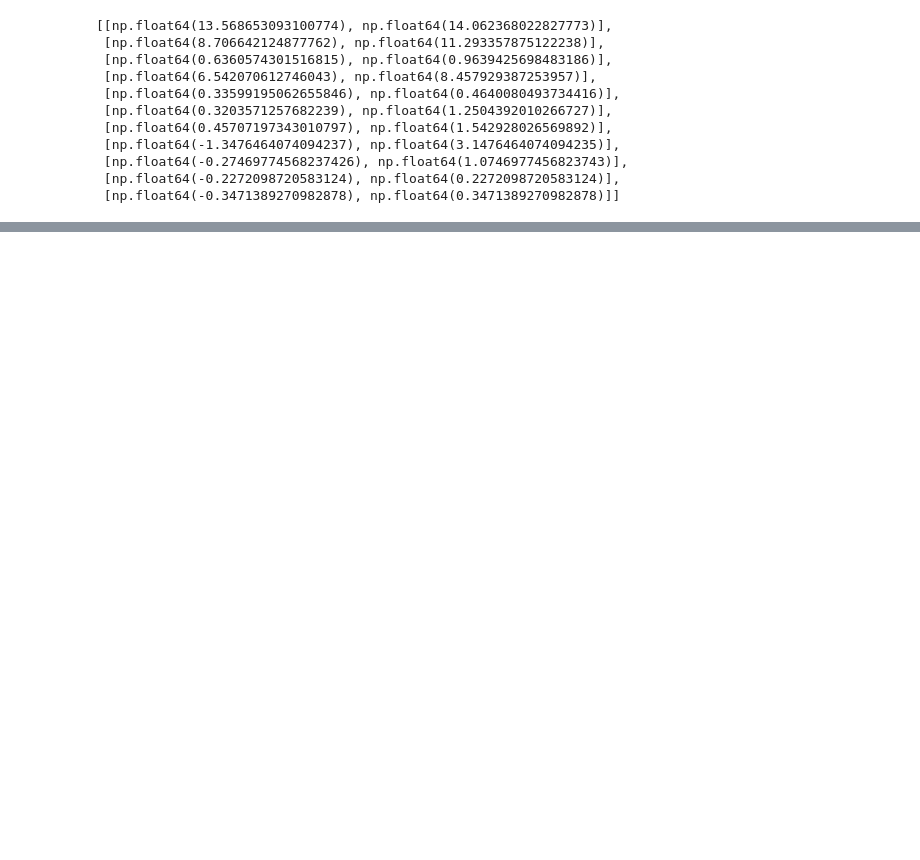
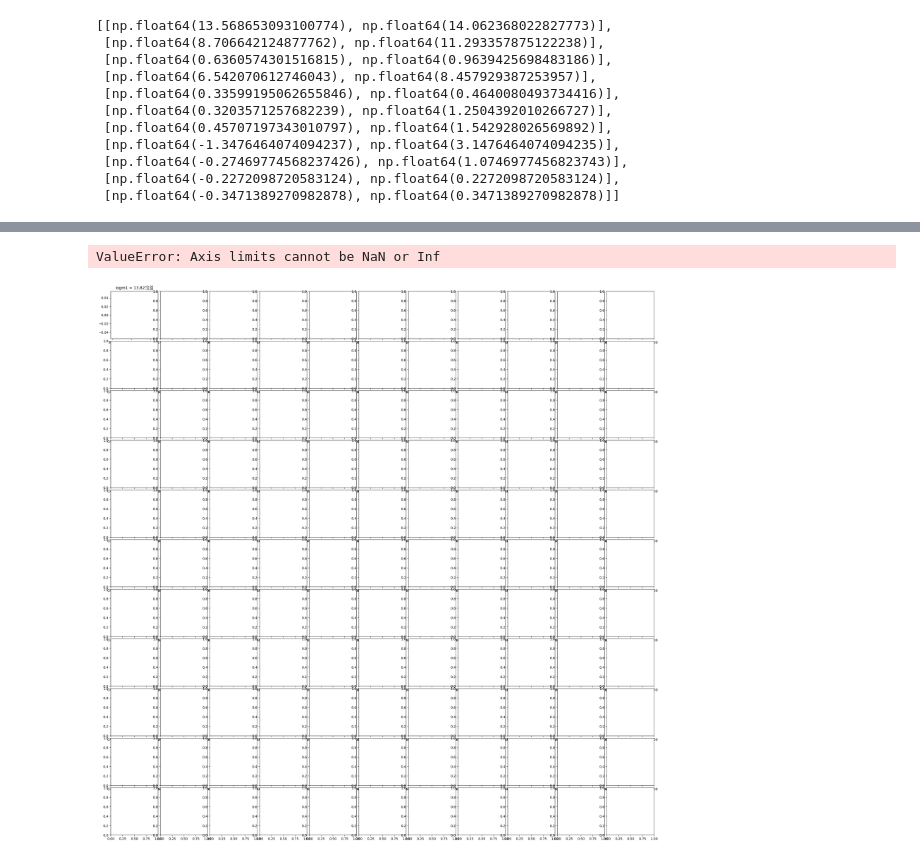
Before and after one commit to rishavrste/SuperKludge_r, a Jupyter notebook: PARIS_SAMPLING/paris_opt.ipynb, the cells around one changed output, grey strips where cells are left out. Saved outputs shown, nothing was run; the diff lists cells and outputs as text; code cells hidden in the pictures; blank space fills up the shorter version.

```diff
--- a/PARIS_SAMPLING/paris_opt.ipynb
+++ b/PARIS_SAMPLING/paris_opt.ipynb
@@ -465,8 +468,8 @@ sampler = Sampler(
 print("Preparing LHS samples...")
 # sampler.prepare_lhs_samples(lhs_num=int(5e4), batch_size=50)
 external_lhs_points = np.array([params_truth_in])
-external_lhs_points = prior_transform(external_lhs_points)
-external_lhs_log_densities = log_density(inverse_prior_transform(external_lhs_points))
+external_lhs_points = inverse_prior_transform(external_lhs_points)
+external_lhs_log_densities = log_density(prior_transform(external_lhs_points))
 print("true points in corrrect space",params_truth_in)
 print("external lhs_points: ", external_lhs_points)
 print("external_lhs_log_densities", external_lhs_log_densities)
@@ -526,41 +574,47 @@ LinAlgError: Singular matrix
 # %%
 import corner
-param_ranges= [logm1lim,m2lim,alim,p0lim,e0lim,qSlim,phiSlim,Phi_phi0lim,Phi_r0lim,dev0plim,dev0elim]
+param_ranges= list(np.array([logm1lim,m2lim,alim,p0lim,e0lim,qSlim,phiSlim,Phi_phi0lim,Phi_r0lim,dev0plim,dev0elim])*0.5)
+limits = np.array([logm1lim, m2lim, alim, p0lim, e0lim,
+                   qSlim, phiSlim, Phi_phi0lim, Phi_r0lim,
+                   dev0plim, dev0elim])
+
+n_scaling = 0.5  # ✅ apply scaling here
+
+# scale ranges → must become list of (min, max) tuples
+param_ranges = [(l[0] * n_scaling, l[1] * n_scaling) for l in limits]
+
 samples, weights = sampler.get_samples_with_weights(flatten=True)
 
 labels = [
-    "logm1",
-    "m2",
-    "a",
-    "p0",
-    "e0",
-    "qS",
-    "phiS",
-    "Phi_phi0",
-    "Phi_r0",
-    "dev0p",
-    "dev0e"
+    "logm1", "m2", "a", "p0", "e0",
+    "qS", "phiS", "Phi_phi0", "Phi_r0",
+    "dev0p", "dev0e"
 ]
 
 fig = corner.corner(
     samples,
     weights=weights,
     labels=labels,
     truths=params_truth_in,
-    truth_color='red',
-    color='green',
+    truth_color="red",
+    color="green",
     show_titles=True,
     label_kwargs={"fontsize": 10},
     title_kwargs={"fontsize": 12},
     quantiles=[0.16, 0.5, 0.84],
     smooth=True,
     bins=50,
     plot_datapoints=False,
-    hist_kwargs={"density": True, 'linewidth': 2.5},
-    linewidth=2.5,
+    hist_kwargs={"density": True, "linewidth": 2.5},
+    linewidths=2.5,
     fill_contours=True,
-    range = param_ranges
+    range=param_ranges  # ✅ scaled parameter ranges applied here
 )
+
+fig.show()
+# %% [output]
+ValueError: Axis limits cannot be NaN or Inf
+[figure, added]
 # %%
 
 # # print("Preparing external LHS samples...")
```
Also changed, not shown: parts of 3 cells of this notebook.
